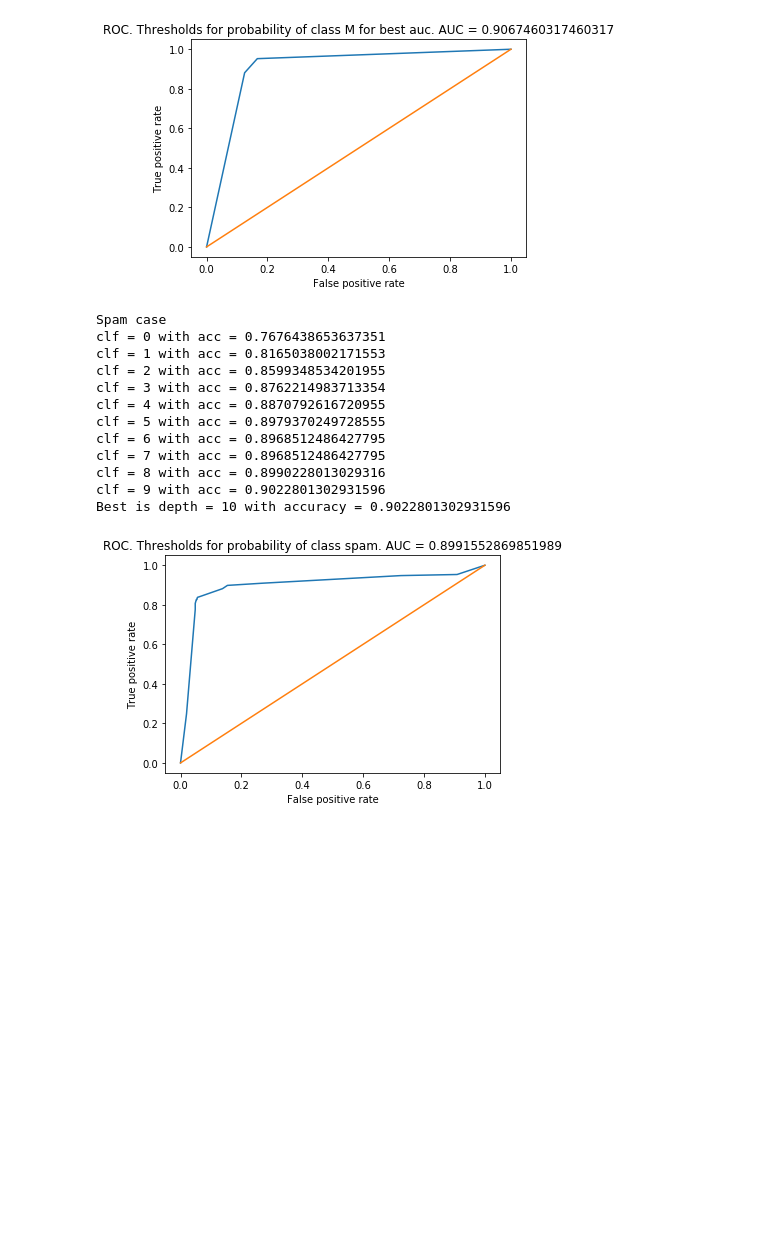
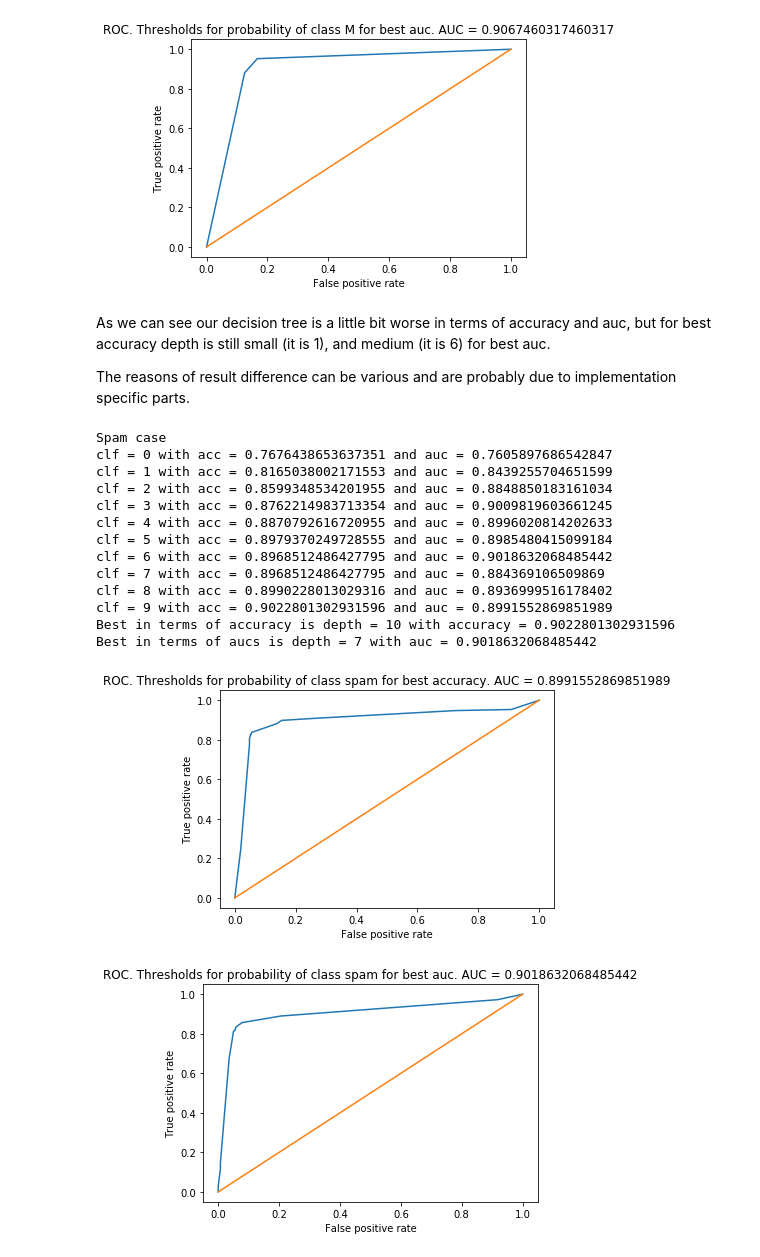
Before and after one commit to RamSaw/MachineLearning, a Jupyter notebook: hw01/hw01.ipynb, the cells around one changed output. Drawn from its saved outputs; the diff is of its cells as text; code cells hidden in the pictures; blank space fills up the shorter version.

```diff
--- a/hw01/hw01.ipynb
+++ b/hw01/hw01.ipynb
@@ -735,14 +771,27 @@ Best is depth = 3 with accuracy = 0.9385964912280702
 print("Spam case")
 best_acc = -1
 accuracies = np.zeros(len(depth_clfs))
+aucs = np.zeros(len(depth_clfs))
 for i, clf in enumerate(depth_clfs):
     clf.fit(X_train_spam, y_train_spam)
-    accuracies[i] = accuracy_score(y_test_spam, clf.predict(X_test_spam))
-print(accuracies)
-best_clf_index = np.argmax(accuracies)
-print('Best is depth = ' + str(best_clf_index + 1) + ' with accuracy = ' + str(np.max(accuracies)))
-predicted = clf.predict_proba(X_test_spam)
-fpr, tpr, _ = roc_curve(y_test_spam, predicted[:, 1], pos_label=1) # all or only test?
-draw_roc_curve(fpr, tpr, "Thresholds for probability of class spam. AUC = " + str(roc_auc_score(y_test_spam, predicted[:, 1])))
+    pred = clf.predict(X_test_spam)
+    accuracies[i] = accuracy_score(y_test_spam, pred)
+
+    pred_proba = clf.predict_proba(X_test_spam)
+    aucs[i] = roc_auc_score(y_test_spam, pred_proba[:, 1])
+
+    print("clf = " + str(i) + " with acc = " + str(accuracies[i]) + " and auc = " + str(aucs[i]))
+best_clf_index_acc = np.argmax(accuracies)
+print('Best in terms of accuracy is depth = ' + str(best_clf_index_acc + 1) + ' with accuracy = ' + str(np.max(accuracies)))
+best_clf_index_auc = np.argmax(aucs)
+print('Best in terms of aucs is depth = ' + str(best_clf_index_auc + 1) + ' with auc = ' + str(np.max(aucs)))
+
+predicted_best_acc = depth_clfs[best_clf_index_acc].predict_proba(X_test_spam)
+fpr, tpr, _ = roc_curve(y_test_spam, predicted_best_acc[:, 1], pos_label=1) # all or only test?
+draw_roc_curve(fpr, tpr, "Thresholds for probability of class M for best accuracy. AUC = " + str(roc_auc_score(y_test_spam, predicted_best_acc[:, 1])))
+
+predicted_best_auc = depth_clfs[best_clf_index_auc].predict_proba(X_test_spam)
+fpr, tpr, _ = roc_curve(y_test_spam, predicted_best_auc[:, 1], pos_label=1) # all or only test?
+draw_roc_curve(fpr, tpr, "Thresholds for probability of class M for best auc. AUC = " + str(roc_auc_score(y_test_spam, predicted_best_auc[:, 1])))
 # %% [output]
 Spam case
@@ -909,46 +968,50 @@ Best in terms of accuracy is depth = 1 with accuracy = 0.8859649122807017
 Best in terms of aucs is depth = 6 with auc = 0.9067460317460317
 [figure]
 [figure]
+# %% [markdown]
+As we can see our decision tree is a little bit worse in terms of accuracy and auc, but for best accuracy depth is still small (it is 1), and medium (it is 6) for best auc.
+
+The reasons of result difference can be various and are probably due to implementation specific parts.
 # %%
 # spam
 print("Spam case")
 best_acc = -1
 accuracies = np.zeros(len(my_depth_clfs))
 aucs = np.zeros(len(my_depth_clfs))
 for i, clf in enumerate(my_depth_clfs):
     clf.fit(X_train_spam, y_train_spam)
-    pred = clf.predict(X_test_spam).astype('object')
-    pred[pred == 0] = 'B'
-    pred[pred == 1] = 'M'
+    pred = clf.predict(X_test_spam)
     accuracies[i] = accuracy_score(y_test_spam, pred)
 
     pred_proba = clf.predict_proba(X_test_spam)
     aucs[i] = roc_auc_score(y_test_spam, pred_proba[:, 1])
 
     print("clf = " + str(i) + " with acc = " + str(accuracies[i]) + " and auc = " + str(aucs[i]))
 best_clf_index_acc = np.argmax(accuracies)
 print('Best in terms of accuracy is depth = ' + str(best_clf_index_acc + 1) + ' with accuracy = ' + str(np.max(accuracies)))
 best_clf_index_auc = np.argmax(aucs)
 print('Best in terms of aucs is depth = ' + str(best_clf_index_auc + 1) + ' with auc = ' + str(np.max(aucs)))
 
 predicted_best_acc = my_depth_clfs[best_clf_index_acc].predict_proba(X_test_spam)
-fpr, tpr, _ = roc_curve(y_test_spam, predicted_best_acc[:, 1], pos_label='M') # all or only test?
-draw_roc_curve(fpr, tpr, "Thresholds for probability of class M for best accuracy. AUC = " + str(roc_auc_score(y_test_spam, predicted_best_acc[:, 1])))
+fpr, tpr, _ = roc_curve(y_test_spam, predicted_best_acc[:, 1], pos_label=1) # all or only test?
+draw_roc_curve(fpr, tpr, "Thresholds for probability of class spam for best accuracy. AUC = " + str(roc_auc_score(y_test_spam, predicted_best_acc[:, 1])))
 
 predicted_best_auc = my_depth_clfs[best_clf_index_auc].predict_proba(X_test_spam)
-fpr, tpr, _ = roc_curve(y_test_spam, predicted_best_auc[:, 1], pos_label='M') # all or only test?
-draw_roc_curve(fpr, tpr, "Thresholds for probability of class M for best auc. AUC = " + str(roc_auc_score(y_test_spam, predicted_best_auc[:, 1])))
+fpr, tpr, _ = roc_curve(y_test_spam, predicted_best_auc[:, 1], pos_label=1) # all or only test?
+draw_roc_curve(fpr, tpr, "Thresholds for probability of class spam for best auc. AUC = " + str(roc_auc_score(y_test_spam, predicted_best_auc[:, 1])))
 # %% [output]
 Spam case
-clf = 0 with acc = 0.7676438653637351
-clf = 1 with acc = 0.8165038002171553
-clf = 2 with acc = 0.8599348534201955
-clf = 3 with acc = 0.8762214983713354
-clf = 4 with acc = 0.8870792616720955
-clf = 5 with acc = 0.8979370249728555
-clf = 6 with acc = 0.8968512486427795
-clf = 7 with acc = 0.8968512486427795
-clf = 8 with acc = 0.8990228013029316
-clf = 9 with acc = 0.9022801302931596
-Best is depth = 10 with accuracy = 0.9022801302931596
+clf = 0 with acc = 0.7676438653637351 and auc = 0.7605897686542847
+clf = 1 with acc = 0.8165038002171553 and auc = 0.8439255704651599
+clf = 2 with acc = 0.8599348534201955 and auc = 0.8848850183161034
+clf = 3 with acc = 0.8762214983713354 and auc = 0.9009819603661245
+clf = 4 with acc = 0.8870792616720955 and auc = 0.8996020814202633
+clf = 5 with acc = 0.8979370249728555 and auc = 0.8985480415099184
+clf = 6 with acc = 0.8968512486427795 and auc = 0.9018632068485442
+clf = 7 with acc = 0.8968512486427795 and auc = 0.884369106509869
+clf = 8 with acc = 0.8990228013029316 and auc = 0.8936999516178402
+clf = 9 with acc = 0.9022801302931596 and auc = 0.8991552869851989
+Best in terms of accuracy is depth = 10 with accuracy = 0.9022801302931596
+Best in terms of aucs is depth = 7 with auc = 0.9018632068485442
-[figure, old version]
+[figure, new version]
+[figure, added]
```
Also changed, not shown: parts of 7 cells of this notebook, 1 other file.
